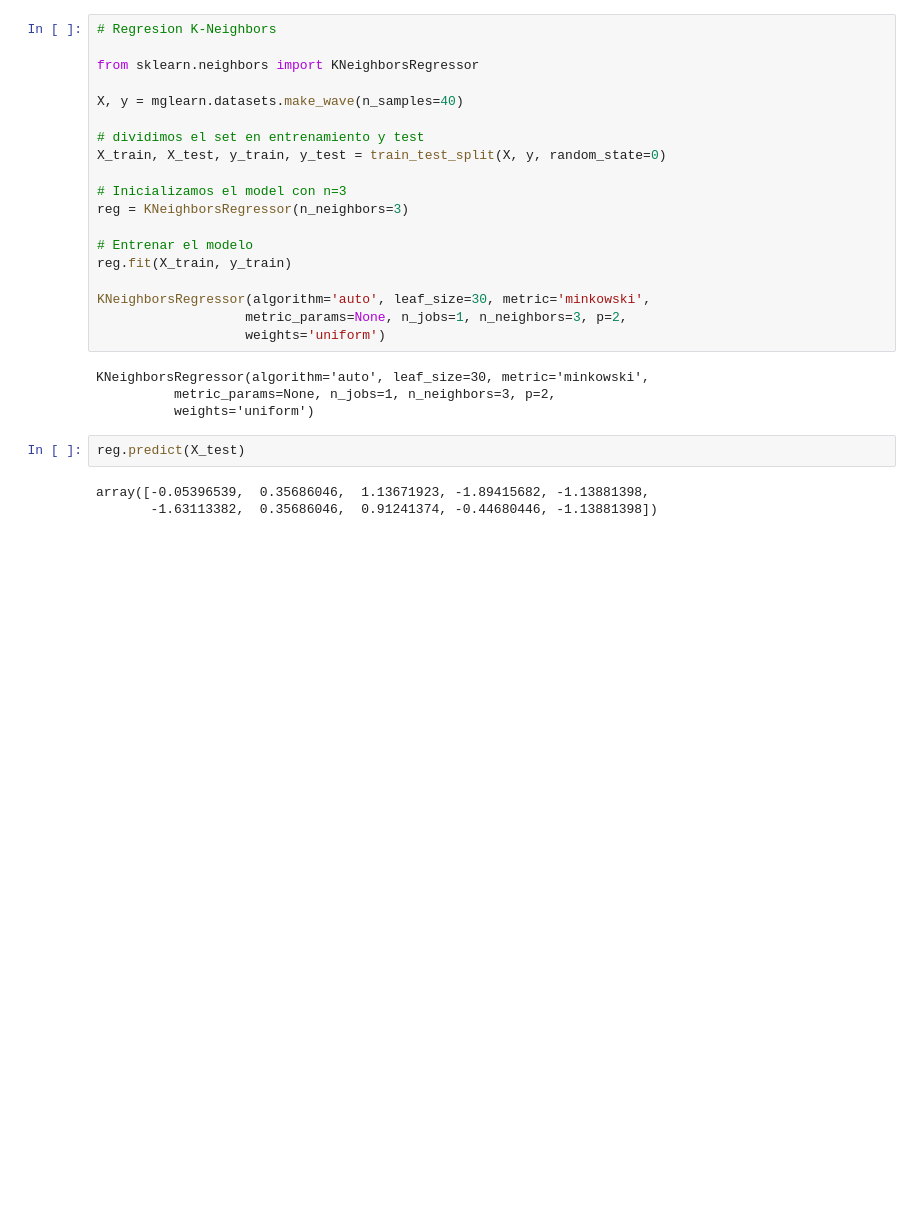
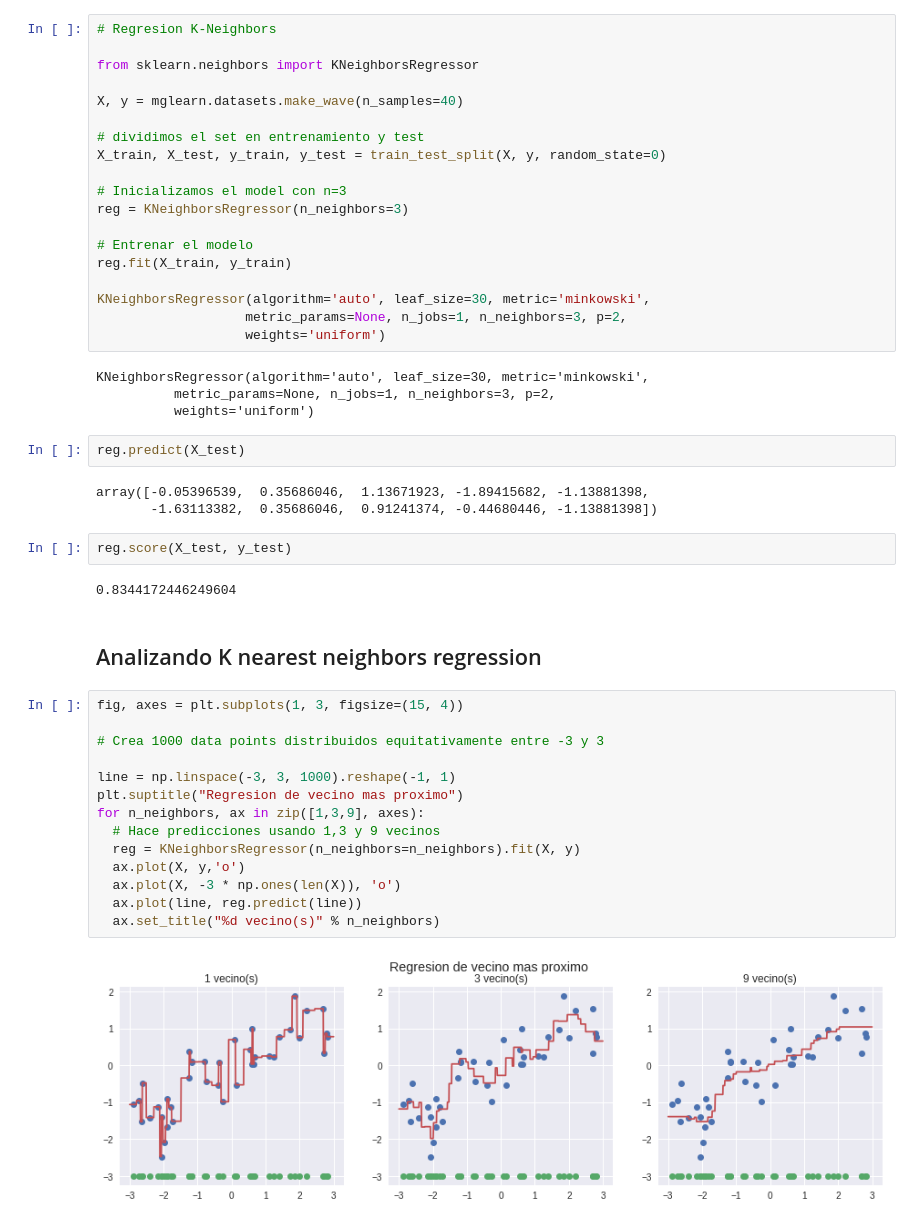
Before and after one commit to igrosny/libros, a Jupyter notebook: IMLP/Capitulo_2_Aprendizaje_automatico.ipynb, the cells around one changed output. Drawn from its saved outputs; the diff is of its cells as text; blank space fills up the shorter version.

```diff
--- a/IMLP/Capitulo_2_Aprendizaje_automatico.ipynb
+++ b/IMLP/Capitulo_2_Aprendizaje_automatico.ipynb
@@ -155,3 +155,25 @@ reg.predict(X_test)
 # %% [output]
 array([-0.05396539,  0.35686046,  1.13671923, -1.89415682, -1.13881398,
        -1.63113382,  0.35686046,  0.91241374, -0.44680446, -1.13881398])
+# %%
+reg.score(X_test, y_test)
+# %% [output]
+0.8344172446249604
+# %% [markdown]
+## Analizando K nearest neighbors regression
+# %%
+fig, axes = plt.subplots(1, 3, figsize=(15, 4))
+
+# Crea 1000 data points distribuidos equitativamente entre -3 y 3
+
+line = np.linspace(-3, 3, 1000).reshape(-1, 1)
+plt.suptitle("Regresion de vecino mas proximo")
+for n_neighbors, ax in zip([1,3,9], axes):
+  # Hace predicciones usando 1,3 y 9 vecinos
+  reg = KNeighborsRegressor(n_neighbors=n_neighbors).fit(X, y)
+  ax.plot(X, y,'o')
+  ax.plot(X, -3 * np.ones(len(X)), 'o')
+  ax.plot(line, reg.predict(line))
+  ax.set_title("%d vecino(s)" % n_neighbors)
+# %% [output]
+[figure, added]
```
Also changed, not shown: parts of 5 cells of this notebook.
